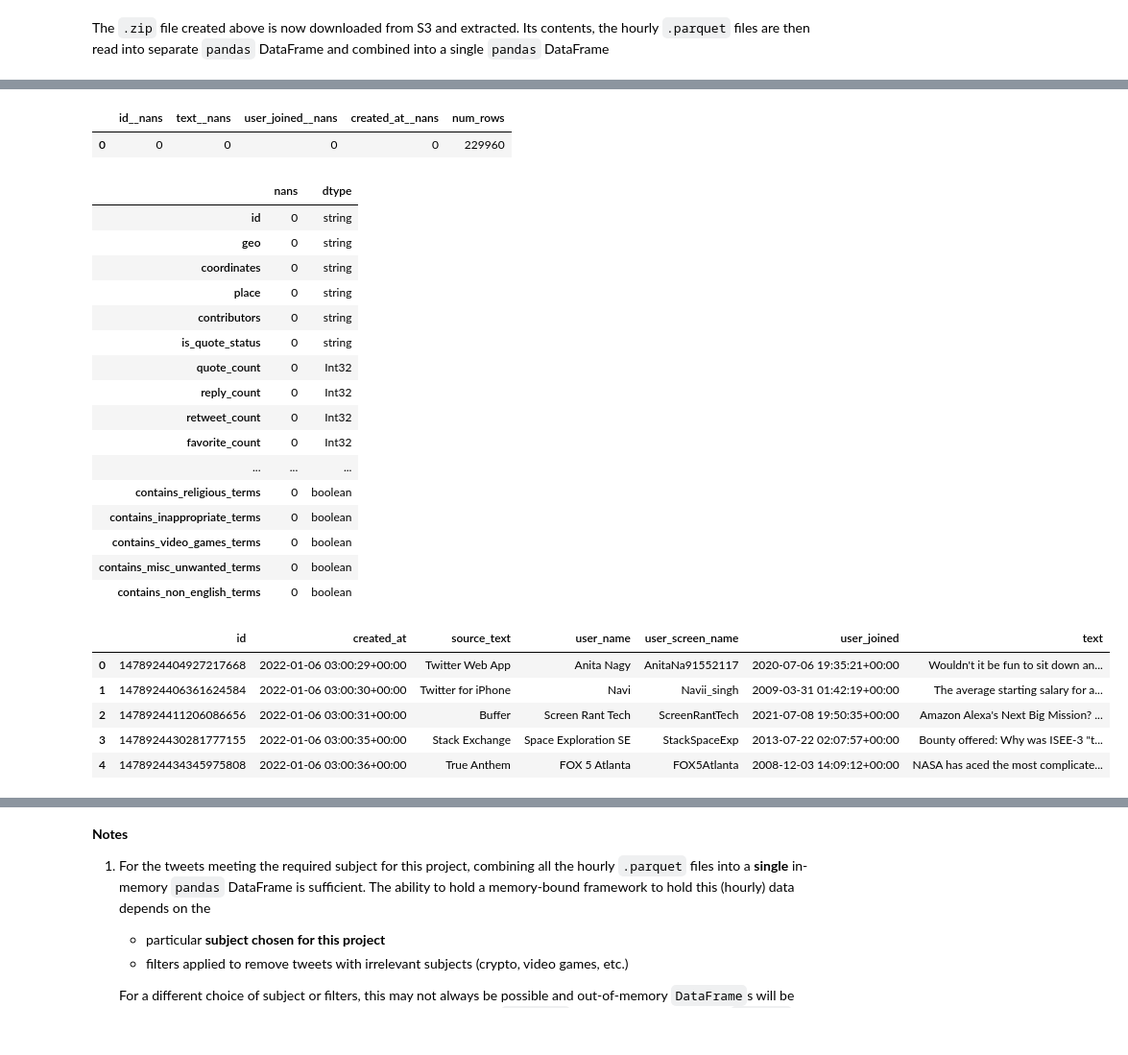
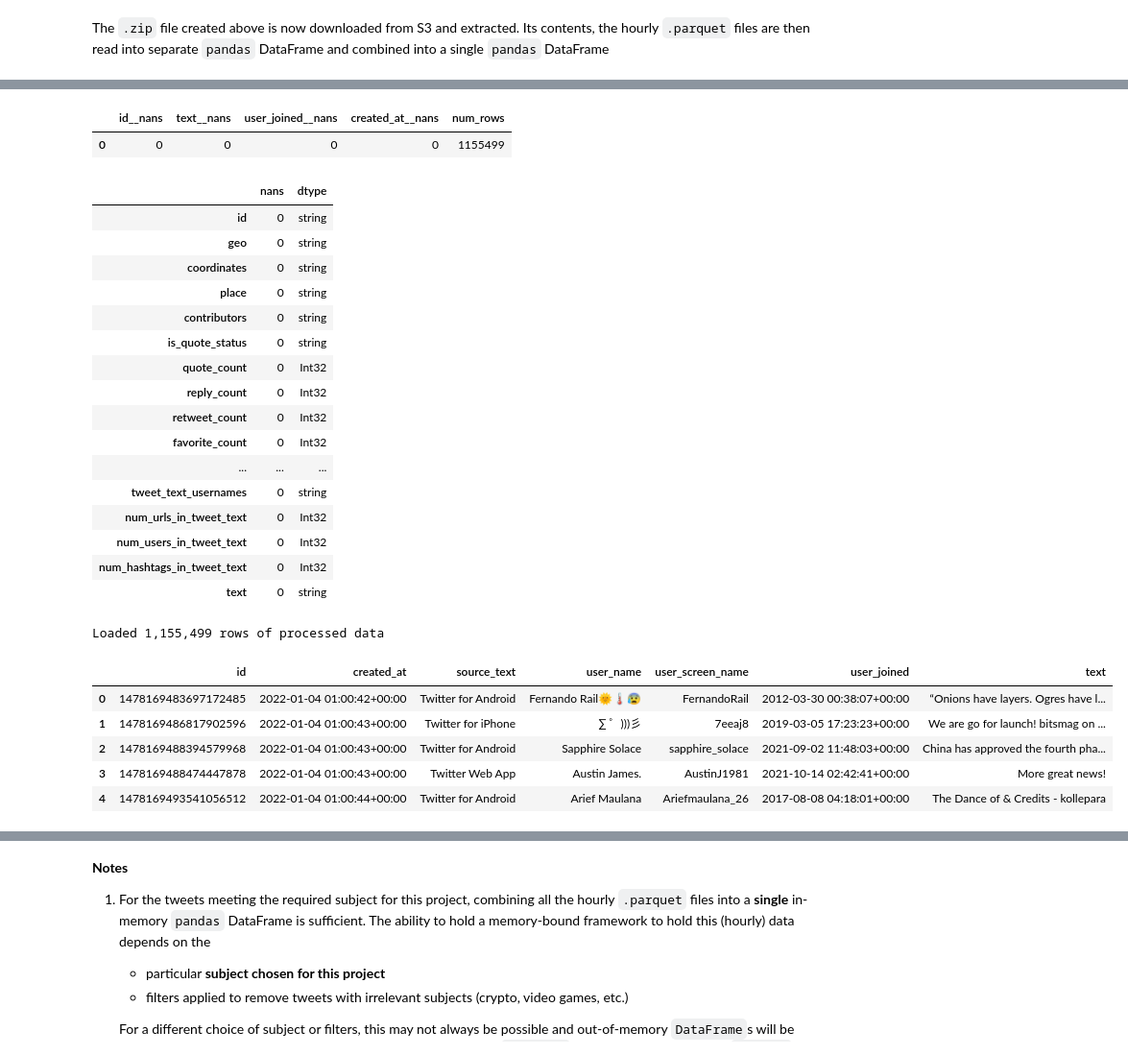
Before and after one commit to elsdes3/space-mission-negative-sentiment-tweet-identifier, a Jupyter notebook: v2/3_combine_data.ipynb, the cells around one changed output, grey strips where cells are left out. Shown at 96% size. Drawn from its saved outputs; the diff is of its cells as text; code cells hidden in the pictures.

```diff
--- a/v2/3_prepare_data.ipynb
+++ b/v2/3_combine_data.ipynb
@@ -371,6 +357,4 @@ dtypes_dict = {
 }
-# %%
-s3_client = boto3.client("s3", region_name=aws_region)
 # %%
 def create_zip_file(
     file_search_pattern: str, processed_data_dir: str, proc_data_zip_fname: str
@@ -1038,10 +1015,11 @@ The `.zip` file created above is now downloaded from S3 and extracted. Its conte
 # %%
 %%time
 if "data/" in processed_data_dir:
-    download_file_from_s3(
-        s3_bucket_name, path_to_folder, processed_data_dir, proc_zip_fname, aws_region
-    )
-    extract_zip_file(os.path.join(processed_data_dir, proc_zip_fname), processed_data_dir)
+    if not os.path.exists(os.path.join(processed_data_dir, proc_zip_fname)):
+        download_file_from_s3(
+            s3_bucket_name, path_to_folder, processed_data_dir, proc_zip_fname, session.region_name
+        )
+        extract_zip_file(os.path.join(processed_data_dir, proc_zip_fname), processed_data_dir)
     proc_files = glob(f"{processed_data_dir}/*.parquet.gzip")
     storage_options = None
 else:
@@ -1085,6 +1063,6 @@ with pd.option_context("display.max_columns", None):
                 "user_joined",
                 "text",
             ]
-        ].head()
+        ].head().style.set_caption(f"Loaded {len(df):,} rows of processed data")
     )
 # %% [output]
@@ -1095,25 +1073,26 @@ Done extracting in 0.314 seconds.
 |  | id__nans | text__nans | user_joined__nans | created_at__nans | num_rows |
-| 0 | 0 | 0 | 0 | 0 | 229960 |
+| 0 | 0 | 0 | 0 | 0 | 1155499 |
 |  | nans | dtype |
 | id | 0 | string |
 | geo | 0 | string |
 | coordinates | 0 | string |
 | place | 0 | string |
 | contributors | 0 | string |
 | is_quote_status | 0 | string |
 | quote_count | 0 | Int32 |
 | reply_count | 0 | Int32 |
 | retweet_count | 0 | Int32 |
 | favorite_count | 0 | Int32 |
 | ... | ... | ... |
-| contains_religious_terms | 0 | boolean |
-| contains_inappropriate_terms | 0 | boolean |
-| contains_video_games_terms | 0 | boolean |
-| contains_misc_unwanted_terms | 0 | boolean |
-| contains_non_english_terms | 0 | boolean |
+| tweet_text_usernames | 0 | string |
+| num_urls_in_tweet_text | 0 | Int32 |
+| num_users_in_tweet_text | 0 | Int32 |
+| num_hashtags_in_tweet_text | 0 | Int32 |
+| text | 0 | string |
+Loaded 1,155,499 rows of processed data
 |  | id | created_at | source_text | user_name | user_screen_name | user_joined | text |
-| 0 | 1478924404927217668 | 2022-01-06 03:00:29+00:00 | Twitter Web App | Anita Nagy | AnitaNa91552117 | 2020-07-06 19:35:21+00:00 | Wouldn't it be fun to sit down an... |
-| 1 | 1478924406361624584 | 2022-01-06 03:00:30+00:00 | Twitter for iPhone | Navi | Navii_singh | 2009-03-31 01:42:19+00:00 | The average starting salary for a... |
-| 2 | 1478924411206086656 | 2022-01-06 03:00:31+00:00 | Buffer | Screen Rant Tech | ScreenRantTech | 2021-07-08 19:50:35+00:00 | Amazon Alexa's Next Big Mission? ... |
-| 3 | 1478924430281777155 | 2022-01-06 03:00:35+00:00 | Stack Exchange | Space Exploration SE | StackSpaceExp | 2013-07-22 02:07:57+00:00 | Bounty offered: Why was ISEE-3 "t... |
-| 4 | 1478924434345975808 | 2022-01-06 03:00:36+00:00 | True Anthem | FOX 5 Atlanta | FOX5Atlanta | 2008-12-03 14:09:12+00:00 | NASA has aced the most complicate... |
+| 0 | 1478169483697172485 | 2022-01-04 01:00:42+00:00 | Twitter for Android | Fernando Rail🌞🌡️😰 | FernandoRail | 2012-03-30 00:38:07+00:00 | “Onions have layers. Ogres have l... |
+| 1 | 1478169486817902596 | 2022-01-04 01:00:43+00:00 | Twitter for iPhone | ∑ ゜)))彡 | 7eeaj8 | 2019-03-05 17:23:23+00:00 | We are go for launch! bitsmag on ... |
+| 2 | 1478169488394579968 | 2022-01-04 01:00:43+00:00 | Twitter for Android | Sapphire Solace | sapphire_solace | 2021-09-02 11:48:03+00:00 | China has approved the fourth pha... |
+| 3 | 1478169488474447878 | 2022-01-04 01:00:43+00:00 | Twitter Web App | Austin James. | AustinJ1981 | 2021-10-14 02:42:41+00:00 | More great news! |
+| 4 | 1478169493541056512 | 2022-01-04 01:00:44+00:00 | Twitter for Android | Arief Maulana | Ariefmaulana_26 | 2017-08-08 04:18:01+00:00 | The Dance of & Credits - kollepara |
```
Also changed, not shown: parts of 14 cells of this notebook, 5 other files.
